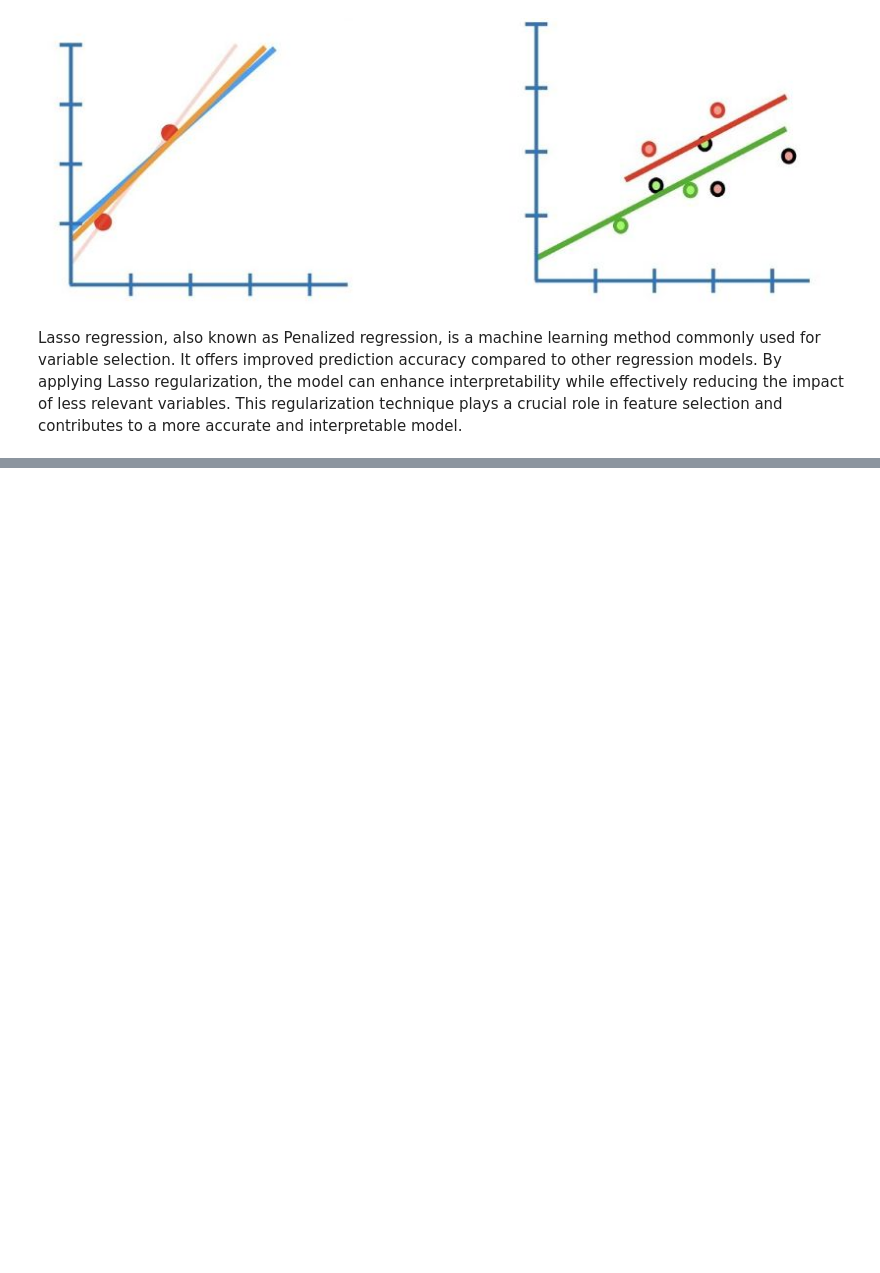
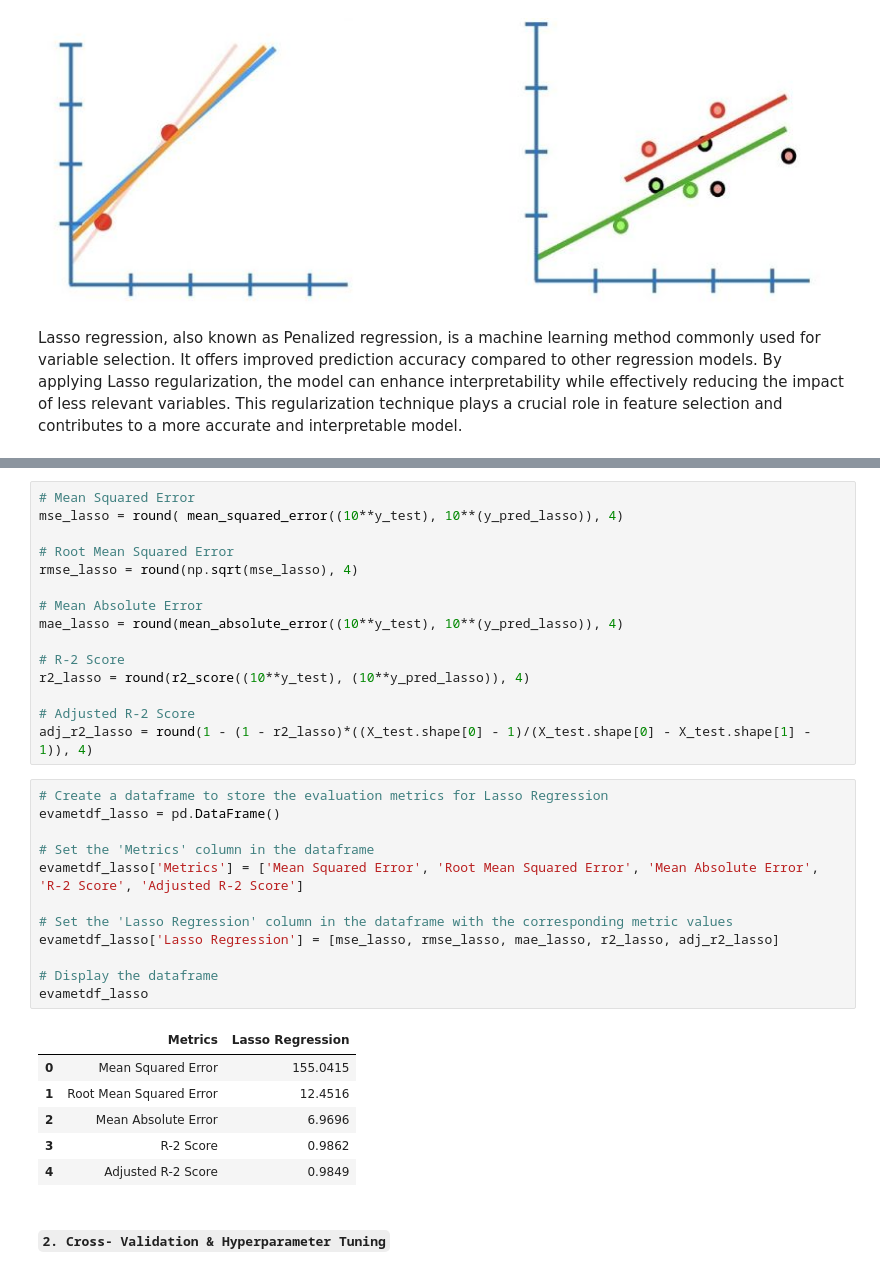
Before and after one commit to Srushti-Rodge/Capstone_Project_ML-Yes_Bank_Stock_Closing_Price_Prediction-, a Jupyter notebook: Capstone_Project_ML(Yes_Bank_Stock_Closing_Price_Prediction).ipynb, the cells around one changed output, grey strips where cells are left out. Saved outputs shown, nothing was run; the diff lists cells and outputs as text; blank space fills up the shorter version.

```diff
--- a/Capstone_Project_ML(Yes_Bank_Stock_Closing_Price_Prediction).ipynb
+++ b/Capstone_Project_ML(Yes_Bank_Stock_Closing_Price_Prediction).ipynb
@@ -946,0 +1006,36 @@ Lasso regression, also known as Penalized regression, is a machine learning meth
+# %%
+# Mean Squared Error
+mse_lasso = round( mean_squared_error((10**y_test), 10**(y_pred_lasso)), 4)
+
+# Root Mean Squared Error
+rmse_lasso = round(np.sqrt(mse_lasso), 4)
+
+# Mean Absolute Error
+mae_lasso = round(mean_absolute_error((10**y_test), 10**(y_pred_lasso)), 4)
+
+# R-2 Score
+r2_lasso = round(r2_score((10**y_test), (10**y_pred_lasso)), 4)
+
+# Adjusted R-2 Score
+adj_r2_lasso = round(1 - (1 - r2_lasso)*((X_test.shape[0] - 1)/(X_test.shape[0] - X_test.shape[1] - 1)), 4)
+# %%
+# Create a dataframe to store the evaluation metrics for Lasso Regression
+evametdf_lasso = pd.DataFrame()
+
+# Set the 'Metrics' column in the dataframe
+evametdf_lasso['Metrics'] = ['Mean Squared Error', 'Root Mean Squared Error', 'Mean Absolute Error', 'R-2 Score', 'Adjusted R-2 Score']
+
+# Set the 'Lasso Regression' column in the dataframe with the corresponding metric values
+evametdf_lasso['Lasso Regression'] = [mse_lasso, rmse_lasso, mae_lasso, r2_lasso, adj_r2_lasso]
+
+# Display the dataframe
+evametdf_lasso
+# %% [output]
+|  | Metrics | Lasso Regression |
+| 0 | Mean Squared Error | 155.0415 |
+| 1 | Root Mean Squared Error | 12.4516 |
+| 2 | Mean Absolute Error | 6.9696 |
+| 3 | R-2 Score | 0.9862 |
+| 4 | Adjusted R-2 Score | 0.9849 |
+# %% [markdown]
+#### **`2. Cross- Validation & Hyperparameter Tuning`**
```
Also changed, not shown: parts of 7 cells of this notebook.
